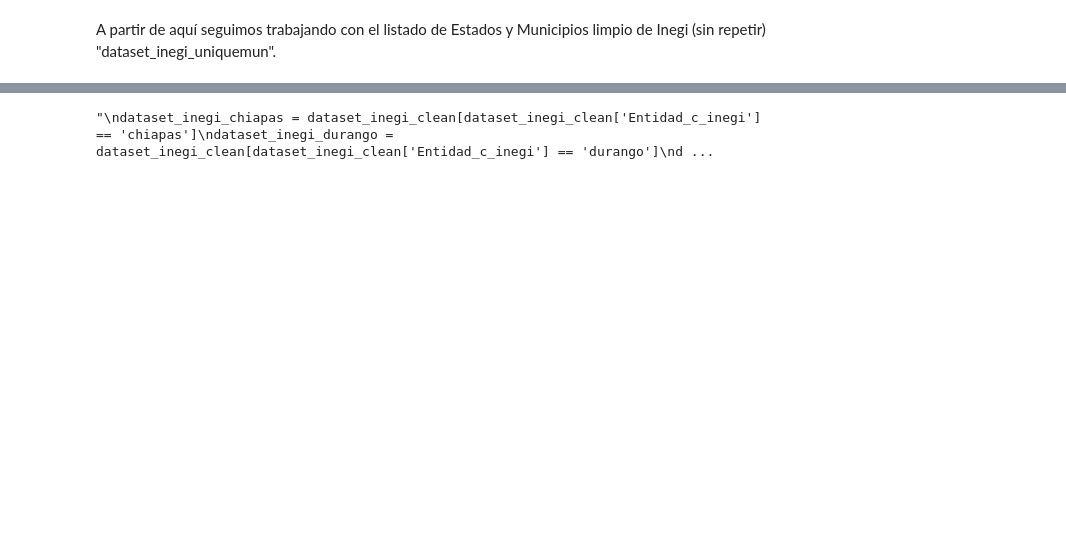
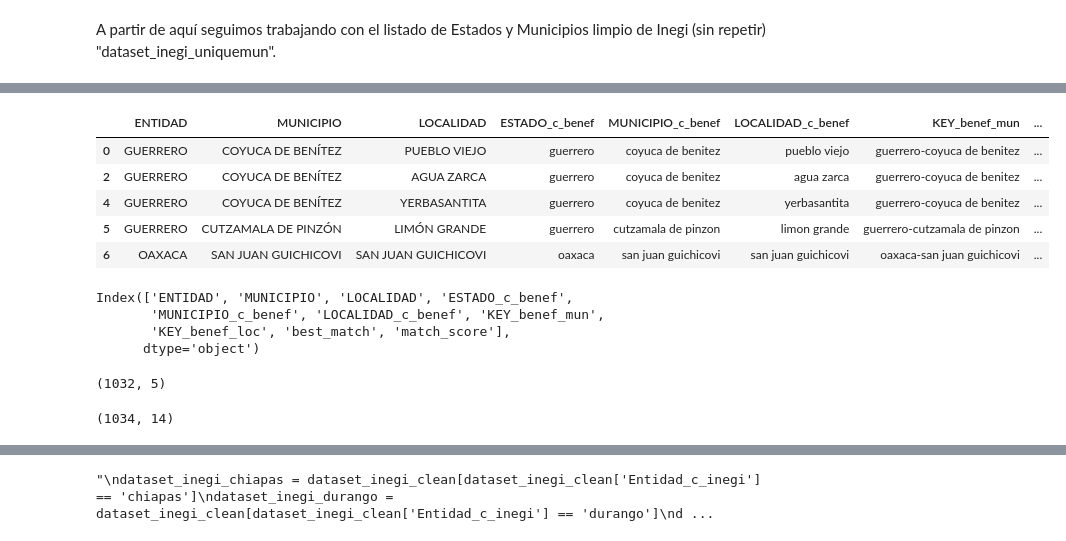
Before and after one commit to DGRIA/SESNA-Fertilizantes, a Jupyter notebook: src/Notebooks/2.3 Benef2019-2022_Cleaning_and_merged.ipynb, the cells around one changed output, grey strips where cells are left out. Cells and saved outputs as stored; diff of their text form; code cells hidden in the pictures; blank space fills up the shorter version.

```diff
--- a/src/Notebooks/2.3 Benef2019-2022_Cleaning_and_merged.ipynb
+++ b/src/Notebooks/2.3 Benef2019-2022_Cleaning_and_merged.ipynb
@@ -297,0 +283,4 @@ dataset_inegi_clean.shape
+# %%
+# Quitamos las filas de nacional.
+Localidades_19_22 = Localidades_19_22[Localidades_19_22["ESTADO_c_benef"] != "nacional"]
+Localidades_19_22.shape
@@ -582,2 +517,28 @@ def fuzzy_merge_benef_por_estado_2019_2022(df_benef, df_inegi, key1, key2, thres
+# %%
+Localidades_19_22.head()
+# %% [output]
+|  | ENTIDAD | MUNICIPIO | LOCALIDAD | ESTADO_c_benef | MUNICIPIO_c_benef | LOCALIDAD_c_benef | KEY_benef_mun | ... |
+| 0 | GUERRERO | COYUCA DE BENÍTEZ | PUEBLO VIEJO | guerrero | coyuca de benitez | pueblo viejo | guerrero-coyuca de benitez | ... |
+| 2 | GUERRERO | COYUCA DE BENÍTEZ | AGUA ZARCA | guerrero | coyuca de benitez | agua zarca | guerrero-coyuca de benitez | ... |
+| 4 | GUERRERO | COYUCA DE BENÍTEZ | YERBASANTITA | guerrero | coyuca de benitez | yerbasantita | guerrero-coyuca de benitez | ... |
+| 5 | GUERRERO | CUTZAMALA DE PINZÓN | LIMÓN GRANDE | guerrero | cutzamala de pinzon | limon grande | guerrero-cutzamala de pinzon | ... |
+| 6 | OAXACA | SAN JUAN GUICHICOVI | SAN JUAN GUICHICOVI | oaxaca | san juan guichicovi | san juan guichicovi | oaxaca-san juan guichicovi | ... |
+# %%
+Localidades_19_22.columns
+# %% [output]
+Index(['ENTIDAD', 'MUNICIPIO', 'LOCALIDAD', 'ESTADO_c_benef',
+       'MUNICIPIO_c_benef', 'LOCALIDAD_c_benef', 'KEY_benef_mun',
+       'KEY_benef_loc', 'best_match', 'match_score'],
+      dtype='object')
+# %%
+Localidades_19_22_MUN = Localidades_19_22.drop(columns=["LOCALIDAD", "LOCALIDAD_c_benef", "KEY_benef_loc", "best_match", "match_score"])
+
+Localidades_19_22_MUN = Localidades_19_22_MUN.drop_duplicates()
+Localidades_19_22_MUN.shape
+# %% [output]
+(1032, 5)
 # %%
-diccionario = fuzzy_merge_benef2019_2022(Estados_beneficiarios2019_2022, dataset_inegi_uniquemun, 'KEY_benef', 'KEY_inegi')
+diccionario_MUN = fuzzy_merge_benef2019_2022(Localidades_19_22_MUN, dataset_inegi_uniquemun, 'KEY_benef_mun', 'KEY_inegi_municipio')
+diccionario_MUN.shape
+# %% [output]
+(1034, 14)
```
Also changed, not shown: parts of 62 cells of this notebook.
